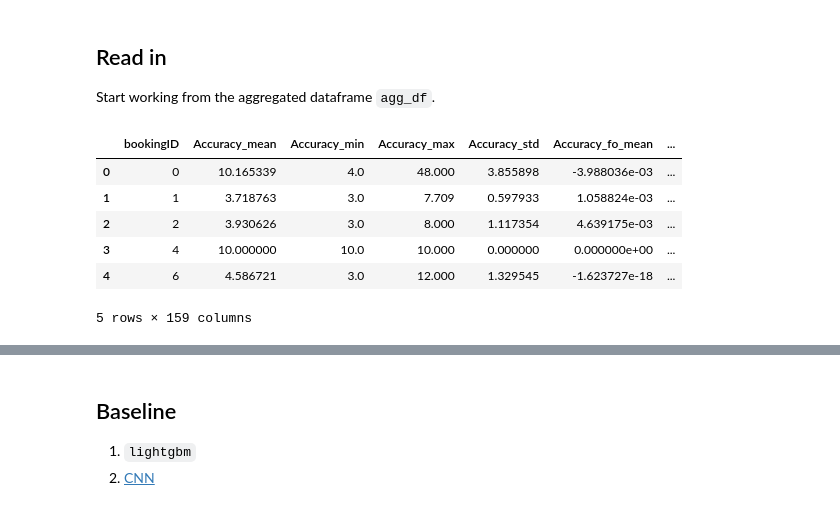
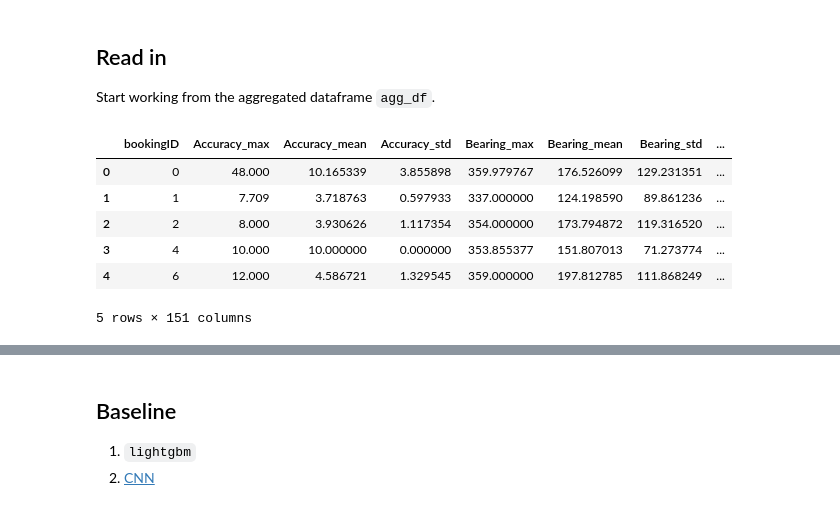
Before and after one commit to wjensheng/grab, a Jupyter notebook: model.ipynb, the cells around one changed output, grey strips where cells are left out. Drawn from its saved outputs; the diff is of its cells as text; code cells hidden in the pictures.

```diff
--- a/model.ipynb
+++ b/model.ipynb
@@ -37,14 +47,14 @@ PATH_FEATURES = PATH + 'safety/features'
 ## Read in
 Start working from the aggregated dataframe `agg_df`.
 # %%
-train_df = pd.read_pickle(f'{PATH_FEATURES}/agg_df_159.pkl')
+train_df = pd.read_feather(f'{PATH_FEATURES}/sample_new_151')
 
 train_df.head()
 # %% [output]
-|  | bookingID | Accuracy_mean | Accuracy_min | Accuracy_max | Accuracy_std | Accuracy_fo_mean | ... |
-| 0 | 0 | 10.165339 | 4.0 | 48.000 | 3.855898 | -3.988036e-03 | ... |
-| 1 | 1 | 3.718763 | 3.0 | 7.709 | 0.597933 | 1.058824e-03 | ... |
-| 2 | 2 | 3.930626 | 3.0 | 8.000 | 1.117354 | 4.639175e-03 | ... |
-| 3 | 4 | 10.000000 | 10.0 | 10.000 | 0.000000 | 0.000000e+00 | ... |
-| 4 | 6 | 4.586721 | 3.0 | 12.000 | 1.329545 | -1.623727e-18 | ... |
+|  | bookingID | Accuracy_max | Accuracy_mean | Accuracy_std | Bearing_max | Bearing_mean | Bearing_std | ... |
+| 0 | 0 | 48.000 | 10.165339 | 3.855898 | 359.979767 | 176.526099 | 129.231351 | ... |
+| 1 | 1 | 7.709 | 3.718763 | 0.597933 | 337.000000 | 124.198590 | 89.861236 | ... |
+| 2 | 2 | 8.000 | 3.930626 | 1.117354 | 354.000000 | 173.794872 | 119.316520 | ... |
+| 3 | 4 | 10.000 | 10.000000 | 0.000000 | 353.855377 | 151.807013 | 71.273774 | ... |
+| 4 | 6 | 12.000 | 4.586721 | 1.329545 | 359.000000 | 197.812785 | 111.868249 | ... |
-5 rows × 159 columns
+5 rows × 151 columns
```
Also changed, not shown: parts of 9 cells of this notebook.
